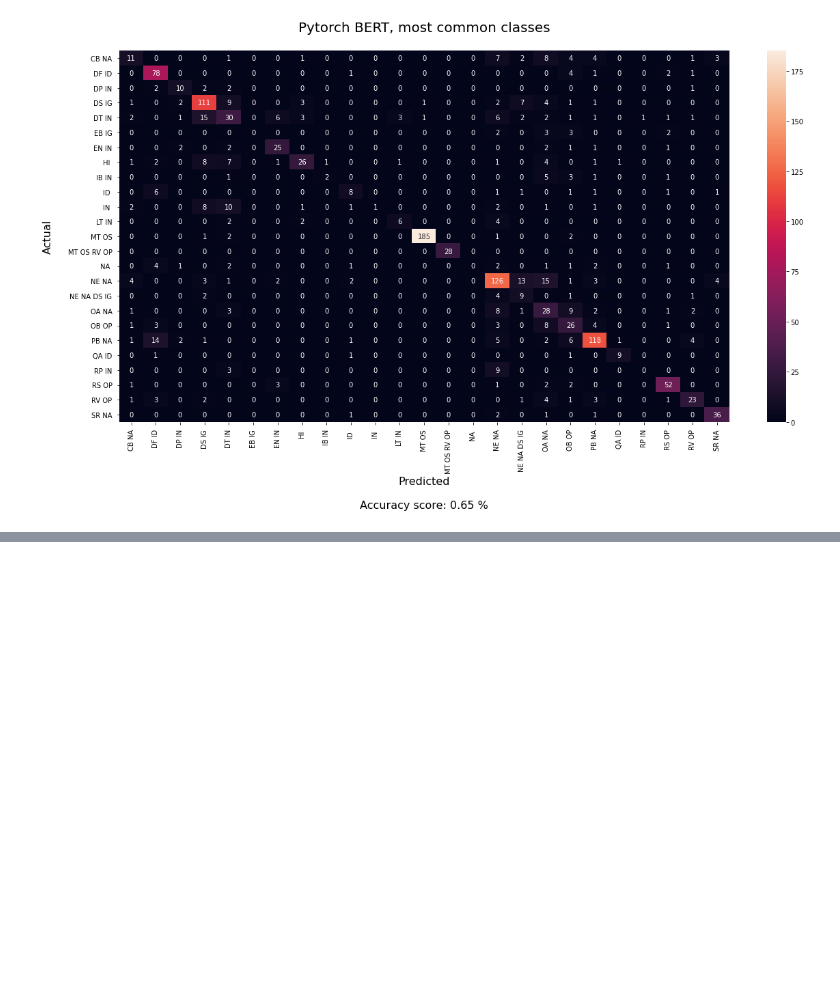
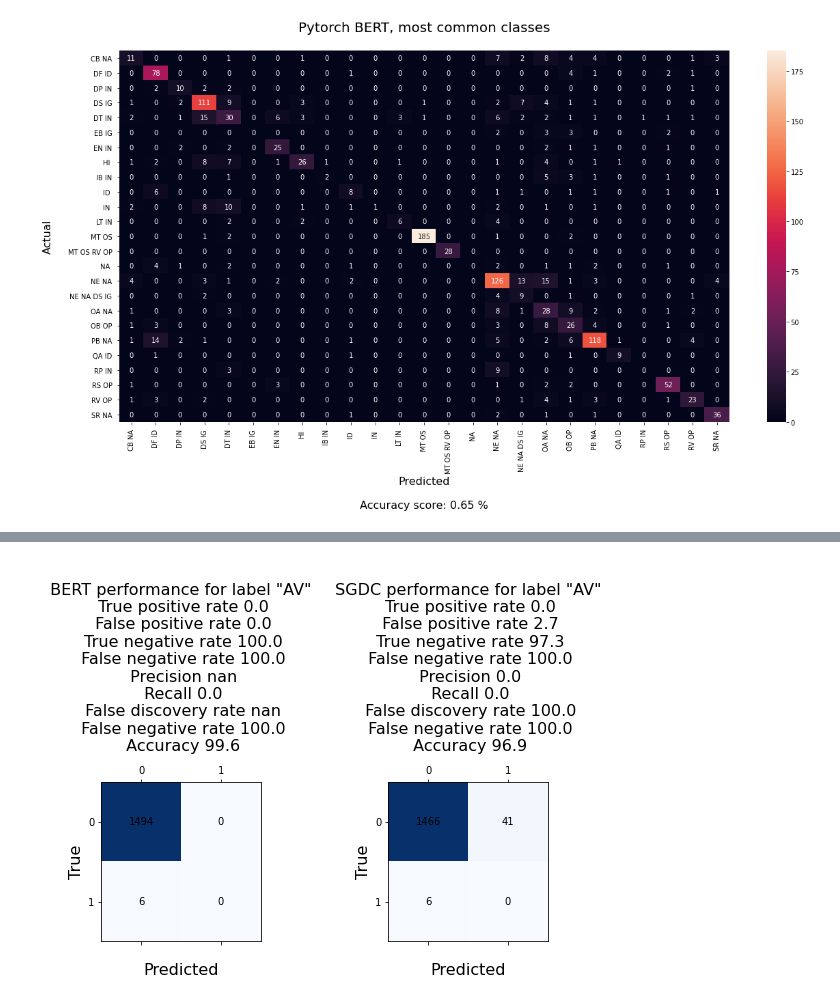
Before and after one commit to HannaKi/DL_HLT_2020_groupwork, a Jupyter notebook: DLHLT_2020_Group2.ipynb, the cells around one changed output, grey strips where cells are left out. Cells and saved outputs as stored; diff of their text form; code cells hidden in the pictures; blank space fills up the shorter version.

```diff
--- a/DLHLT_2020_Group2.ipynb
+++ b/DLHLT_2020_Group2.ipynb
@@ -1342,0 +1391,4 @@ actual_labels = df_test.reg.to_list()
+# %%
+print(df.shape)
+all_regs=from_registers(df['label']) # use custom made function to list the registers
+df['regs'] = all_regs
@@ -1342,0 +1670,5 @@ actual_labels = df_test.reg.to_list()
+# %%
+predictions = model.predict(test_inp, batch_size = BATCH_SIZE)
+# Since we do multiclass, sum of probabilities is over 1.
+print(predictions)
+print(sum(predictions[0]))
@@ -1342,0 +1686,6 @@ actual_labels = df_test.reg.to_list()
+# %%
+preds = (predictions >= 0.50).astype(np.uint8)
+print("Predictions are binary sequences:\n", preds[0])
+
+predicted_labels = mlb.inverse_transform(preds) # inverse transform gives the registers
+print("Inverse transform gives the predicted register name(s):\n" ,predicted_labels[0])
@@ -1342,0 +1698,5 @@ actual_labels = df_test.reg.to_list()
+# %%
+# Now we will utilize scikit-multilearn library and create confusion matrices for all the labels
+from sklearn.metrics import multilabel_confusion_matrix
+cnfs = multilabel_confusion_matrix(true_labels, preds)
+cnfs.shape # object contains cnf matrix for each label
@@ -1342,0 +1723,77 @@ actual_labels = df_test.reg.to_list()
+# %%
+# for the plot and analysis code from
+# https://stackoverflow.com/questions/40887753/display-matrix-values-and-colormap and
+# https://stackoverflow.com/questions/31324218/scikit-learn-how-to-obtain-true-positive-true-negative-false-positive-and-fal
+# was utilized
+
+idx = 0
+for label in mlb.classes_:
+
+  # Set up pic frame: two subplots
+  plt.subplots_adjust(wspace=0.8, hspace=0.6)
+  fig, axes = plt.subplots(ncols=2, figsize=(8, 4))
+  ax1, ax2 = axes
+  label = mlb.classes_[idx]
+
+  # BERT confusion matrix:
+  matrix = cnfs[idx]
+
+  FP = matrix[0,1].astype(float) # False positives
+  TP = matrix[1,1].astype(float) # True positives
+  FN = matrix[1,0].astype(float) # False negatives
+  TN = matrix[0,0].astype(float) # True negatives
+
+  FPR = round(FP/(FP+TN) * 100, 1) # False positive rate
+  TPR = round(TP/(TP+FN) * 100, 1) # True positive rate
+  TNR = round(TN/(TN+FP) * 100, 1) # Specificity or true negative rate
+  PRE = round(TP/(TP+FP) * 100, 1) # Precision or positive predictive value
+  REC = round(TP/(TP+FN) * 100, 1) # Recall
+  ACC = round((TP+TN)/(TP+FP+FN+TN) * 100, 1) # Overall accuracy
+  NPV = round(TN/(TN+FN) * 100, 1) # Negative predictive value
+  FNR = round(FN/(TP+FN) * 100, 1) # False negative rate
+  FDR = round(FP/(TP+FP) * 100, 1) # False discovery rate
+  #F1 = round((2*((PRE*REC)/(PRE+REC)))* 100, 1) # Balance between precision and recall
+
+  for i in range(2):
+    for j in range(2):
+        c = matrix[j,i]
+        ax1.text(i, j, str(c), va='center', ha='center')
+
+  im1 = ax1.matshow(matrix, cmap=plt.cm.Blues)
+
+  ax1.set_title("\n BERT performance for label \"{}\" \n True positive rate {}\n False positive rate {}\n True negative rate {}\n False negative rate {}\n Precision {}\n Recall {}\n False discovery rate {}\n False negative rate {}\n Accuracy {}\n". format(label, TPR, FPR, TNR, FNR, PRE, REC, FDR, FNR, ACC), fontsize=16)
+
+  # Second matrix (SGDC)
+  matrix = SGDC_cnfs[idx]
+
+  FP = matrix[0,1].astype(float) # False positives
+  TP = matrix[1,1].astype(float) # True positives
+  FN = matrix[1,0].astype(float) # False negatives
+  TN = matrix[0,0].astype(float) # True negatives
+
+  FPR = round(FP/(FP+TN) * 100, 1) # False positive rate
+  TPR = round(TP/(TP+FN) * 100, 1) # True positive rate
+  TNR = round(TN/(TN+FP) * 100, 1) # Specificity or true negative rate
+  FNR = round(FN/(TP+FN) * 100, 1) # False negative rate
+  PRE = round(TP/(TP+FP) * 100, 1) # Precision or positive predictive value
+  REC = round(TP/(TP+FN) * 100, 1) # Recall: proportion of relevant documents found
+  ACC = round((TP+TN)/(TP+FP+FN+TN) * 100, 1) # Overall accuracy
+  NPV = round(TN/(TN+FN) * 100, 1) # Negative predictive value
+  FDR = round(FP/(TP+FP) * 100, 1) # False discovery rate
+  #F1 = round((2*((PRE*REC)/(PRE+REC)))* 100, 1) # Balance between precision and recall
+
+  im2 = ax2.matshow(matrix, cmap=plt.cm.Blues)
+
+  ax2.set_title("\n SGDC performance for label \"{}\" \n True positive rate {}\n False positive rate {}\n True negative rate {}\n False negative rate {}\n Precision {}\n Recall {}\n False discovery rate {}\n False negative rate {}\n Accuracy {}\n". format(label, TPR, FPR, TNR, FNR, PRE, REC, FDR, FNR, ACC), fontsize=16)
+
+  for i in range(2):
+    for j in range(2):
+      c = matrix[j,i]
+      ax2.text(i, j, str(c), va='center', ha='center')
+
+  for axis in axes:
+    axis.set_ylabel("True", fontsize = 16)
+    axis.set_xlabel("\nPredicted", fontsize = 16)
+
+  idx = idx +1
+# %% [output]
@@ -1342,0 +1801 @@ actual_labels = df_test.reg.to_list()
+[figure, added]
```
Also changed, not shown: parts of 44 cells of this notebook.
